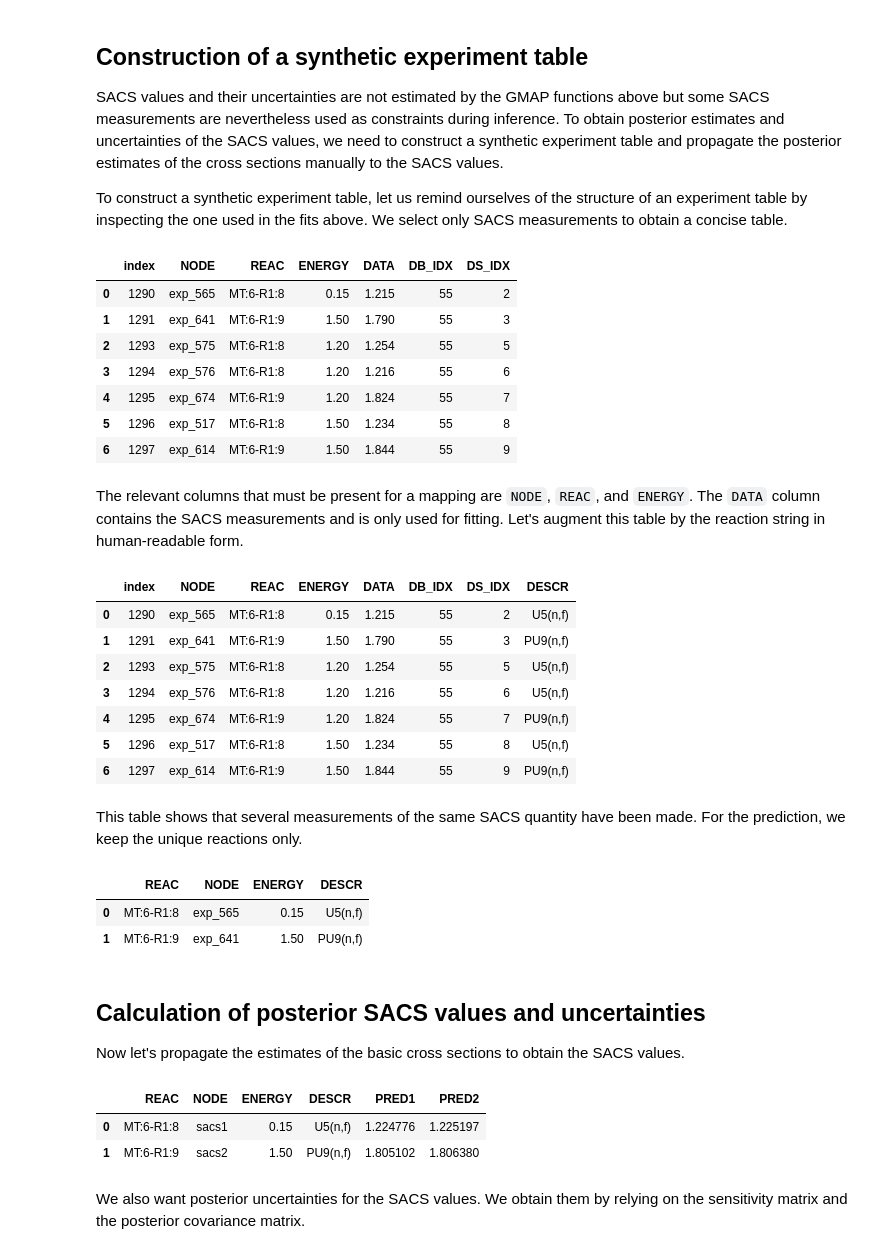
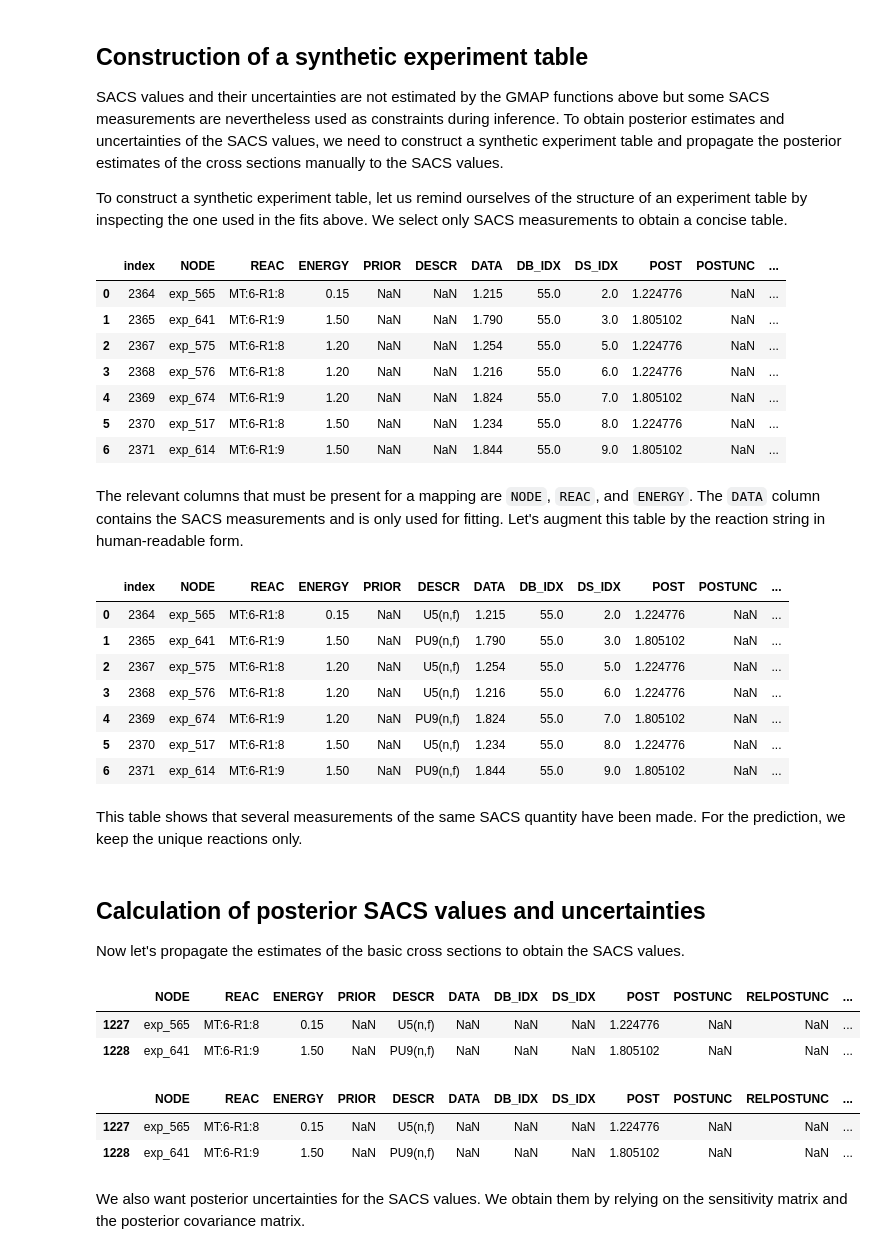
Before and after one commit to IAEA-NDS/gmapy, a Jupyter notebook: examples/example-005-compute-sacs-results.ipynb, the cells around one changed output. Cells and saved outputs as stored; diff of their text form; code cells hidden in the pictures.

```diff
--- a/examples/example-005-compute-sacs-results.ipynb
+++ b/examples/example-005-compute-sacs-results.ipynb
@@ -30,17 +30,18 @@ SACS values and their uncertainties are not estimated by the GMAP functions abov
 
 To construct a synthetic experiment table, let us remind ourselves of the structure of an experiment table by inspecting the one used in the fits above. We select only SACS measurements to obtain a concise table.
 # %%
-sacs_exptable = res1['exptable'][res1['exptable'].REAC.str.match('MT:6-')].reset_index()
+sacs_sel = (res1['table'].NODE.str.match('MT:6-') & res1['table'].NODE.str.match('exp_'))
+sacs_exptable = res1['table'][res1['table'].REAC.str.match('MT:6-')].reset_index()
 sacs_exptable
 # %% [output]
-|  | index | NODE | REAC | ENERGY | DATA | DB_IDX | DS_IDX |
-| 0 | 1290 | exp_565 | MT:6-R1:8 | 0.15 | 1.215 | 55 | 2 |
-| 1 | 1291 | exp_641 | MT:6-R1:9 | 1.50 | 1.790 | 55 | 3 |
-| 2 | 1293 | exp_575 | MT:6-R1:8 | 1.20 | 1.254 | 55 | 5 |
-| 3 | 1294 | exp_576 | MT:6-R1:8 | 1.20 | 1.216 | 55 | 6 |
-| 4 | 1295 | exp_674 | MT:6-R1:9 | 1.20 | 1.824 | 55 | 7 |
-| 5 | 1296 | exp_517 | MT:6-R1:8 | 1.50 | 1.234 | 55 | 8 |
-| 6 | 1297 | exp_614 | MT:6-R1:9 | 1.50 | 1.844 | 55 | 9 |
+|  | index | NODE | REAC | ENERGY | PRIOR | DESCR | DATA | DB_IDX | DS_IDX | POST | POSTUNC | ... |
+| 0 | 2364 | exp_565 | MT:6-R1:8 | 0.15 | NaN | NaN | 1.215 | 55.0 | 2.0 | 1.224776 | NaN | ... |
+| 1 | 2365 | exp_641 | MT:6-R1:9 | 1.50 | NaN | NaN | 1.790 | 55.0 | 3.0 | 1.805102 | NaN | ... |
+| 2 | 2367 | exp_575 | MT:6-R1:8 | 1.20 | NaN | NaN | 1.254 | 55.0 | 5.0 | 1.224776 | NaN | ... |
+| 3 | 2368 | exp_576 | MT:6-R1:8 | 1.20 | NaN | NaN | 1.216 | 55.0 | 6.0 | 1.224776 | NaN | ... |
+| 4 | 2369 | exp_674 | MT:6-R1:9 | 1.20 | NaN | NaN | 1.824 | 55.0 | 7.0 | 1.805102 | NaN | ... |
+| 5 | 2370 | exp_517 | MT:6-R1:8 | 1.50 | NaN | NaN | 1.234 | 55.0 | 8.0 | 1.224776 | NaN | ... |
+| 6 | 2371 | exp_614 | MT:6-R1:9 | 1.50 | NaN | NaN | 1.844 | 55.0 | 9.0 | 1.805102 | NaN | ... |
 # %% [markdown]
 The relevant columns that must be present for a mapping are `NODE`, `REAC`, and `ENERGY`. The `DATA` column contains the SACS measurements and is only used for fitting. Let's augment this table by the reaction string in human-readable form.
 # %%
@@ -51,40 +52,42 @@ reac_descr = [posttable1[posttable1.REAC == p].DESCR.iloc[0]
 sacs_exptable['DESCR'] = reac_descr
 sacs_exptable
 # %% [output]
-|  | index | NODE | REAC | ENERGY | DATA | DB_IDX | DS_IDX | DESCR |
-| 0 | 1290 | exp_565 | MT:6-R1:8 | 0.15 | 1.215 | 55 | 2 | U5(n,f) |
-| 1 | 1291 | exp_641 | MT:6-R1:9 | 1.50 | 1.790 | 55 | 3 | PU9(n,f) |
-| 2 | 1293 | exp_575 | MT:6-R1:8 | 1.20 | 1.254 | 55 | 5 | U5(n,f) |
-| 3 | 1294 | exp_576 | MT:6-R1:8 | 1.20 | 1.216 | 55 | 6 | U5(n,f) |
-| 4 | 1295 | exp_674 | MT:6-R1:9 | 1.20 | 1.824 | 55 | 7 | PU9(n,f) |
-| 5 | 1296 | exp_517 | MT:6-R1:8 | 1.50 | 1.234 | 55 | 8 | U5(n,f) |
-| 6 | 1297 | exp_614 | MT:6-R1:9 | 1.50 | 1.844 | 55 | 9 | PU9(n,f) |
+|  | index | NODE | REAC | ENERGY | PRIOR | DESCR | DATA | DB_IDX | DS_IDX | POST | POSTUNC | ... |
+| 0 | 2364 | exp_565 | MT:6-R1:8 | 0.15 | NaN | U5(n,f) | 1.215 | 55.0 | 2.0 | 1.224776 | NaN | ... |
+| 1 | 2365 | exp_641 | MT:6-R1:9 | 1.50 | NaN | PU9(n,f) | 1.790 | 55.0 | 3.0 | 1.805102 | NaN | ... |
+| 2 | 2367 | exp_575 | MT:6-R1:8 | 1.20 | NaN | U5(n,f) | 1.254 | 55.0 | 5.0 | 1.224776 | NaN | ... |
+| 3 | 2368 | exp_576 | MT:6-R1:8 | 1.20 | NaN | U5(n,f) | 1.216 | 55.0 | 6.0 | 1.224776 | NaN | ... |
+| 4 | 2369 | exp_674 | MT:6-R1:9 | 1.20 | NaN | PU9(n,f) | 1.824 | 55.0 | 7.0 | 1.805102 | NaN | ... |
+| 5 | 2370 | exp_517 | MT:6-R1:8 | 1.50 | NaN | U5(n,f) | 1.234 | 55.0 | 8.0 | 1.224776 | NaN | ... |
+| 6 | 2371 | exp_614 | MT:6-R1:9 | 1.50 | NaN | PU9(n,f) | 1.844 | 55.0 | 9.0 | 1.805102 | NaN | ... |
 # %% [markdown]
 This table shows that several measurements of the same SACS quantity have been made. For the prediction, we keep the unique reactions only.
 # %%
 syntable = sacs_exptable.groupby('REAC').first().reset_index().drop(['index', 'DB_IDX', 'DS_IDX', 'DATA'], axis=1)
-syntable
+syntable1 = pd.concat([res1['table'][~res1['table'].NODE.str.match('exp_')], syntable], ignore_index=True)
+syntable2 = pd.concat([res2['table'][~res2['table'].NODE.str.match('exp_')], syntable], ignore_index=True)
-# %% [output]
-|  | REAC | NODE | ENERGY | DESCR |
-| 0 | MT:6-R1:8 | exp_565 | 0.15 | U5(n,f) |
-| 1 | MT:6-R1:9 | exp_641 | 1.50 | PU9(n,f) |
 # %% [markdown]
 ## Calculation of posterior SACS values and uncertainties
 
 Now let's propagate the estimates of the basic cross sections to obtain the SACS values.
+# %%
+from gmapi.mappings.compound_map import CompoundMap
+compmap = CompoundMap(fix_sacs_jacobian=True)
+predvals1 = compmap.propagate(syntable1, syntable1.POST.to_numpy())
+predvals2 = compmap.propagate(syntable2, syntable2.POST.to_numpy())
+syntable1['PRED1'] = predvals1
+syntable2['PRED2'] = predvals2
+syntable1[syntable1.REAC.str.match('MT:6-')]
+# %% [output]
+|  | NODE | REAC | ENERGY | PRIOR | DESCR | DATA | DB_IDX | DS_IDX | POST | POSTUNC | RELPOSTUNC | ... |
+| 1227 | exp_565 | MT:6-R1:8 | 0.15 | NaN | U5(n,f) | NaN | NaN | NaN | 1.224776 | NaN | NaN | ... |
+| 1228 | exp_641 | MT:6-R1:9 | 1.50 | NaN | PU9(n,f) | NaN | NaN | NaN | 1.805102 | NaN | NaN | ... |
 # %%
-from gmapi.mappings.compound_map import CompoundMap
-compmap = CompoundMap(fix_sacs_jacobian=True)
-predvals1 = compmap.propagate(posttable1, syntable, posttable1.POST.to_numpy())
-predvals2 = compmap.propagate(posttable2, syntable, posttable2.POST.to_numpy())
-syntable['PRED1'] = predvals1
-syntable['PRED2'] = predvals2
-syntable['NODE'] = ['sacs1', 'sacs2']
-syntable
+syntable2[syntable2.REAC.str.match('MT:6-')]
 # %% [output]
-|  | REAC | NODE | ENERGY | DESCR | PRED1 | PRED2 |
-| 0 | MT:6-R1:8 | sacs1 | 0.15 | U5(n,f) | 1.224776 | 1.225197 |
-| 1 | MT:6-R1:9 | sacs2 | 1.50 | PU9(n,f) | 1.805102 | 1.806380 |
+|  | NODE | REAC | ENERGY | PRIOR | DESCR | DATA | DB_IDX | DS_IDX | POST | POSTUNC | RELPOSTUNC | ... |
+| 1227 | exp_565 | MT:6-R1:8 | 0.15 | NaN | U5(n,f) | NaN | NaN | NaN | 1.224776 | NaN | NaN | ... |
+| 1228 | exp_641 | MT:6-R1:9 | 1.50 | NaN | PU9(n,f) | NaN | NaN | NaN | 1.805102 | NaN | NaN | ... |
 # %% [markdown]
 We also want posterior uncertainties for the SACS values. We obtain them by relying on the sensitivity matrix  and the posterior covariance matrix.
 # %%
```
Also changed, not shown: parts of 2 cells of this notebook, 20 other files.
